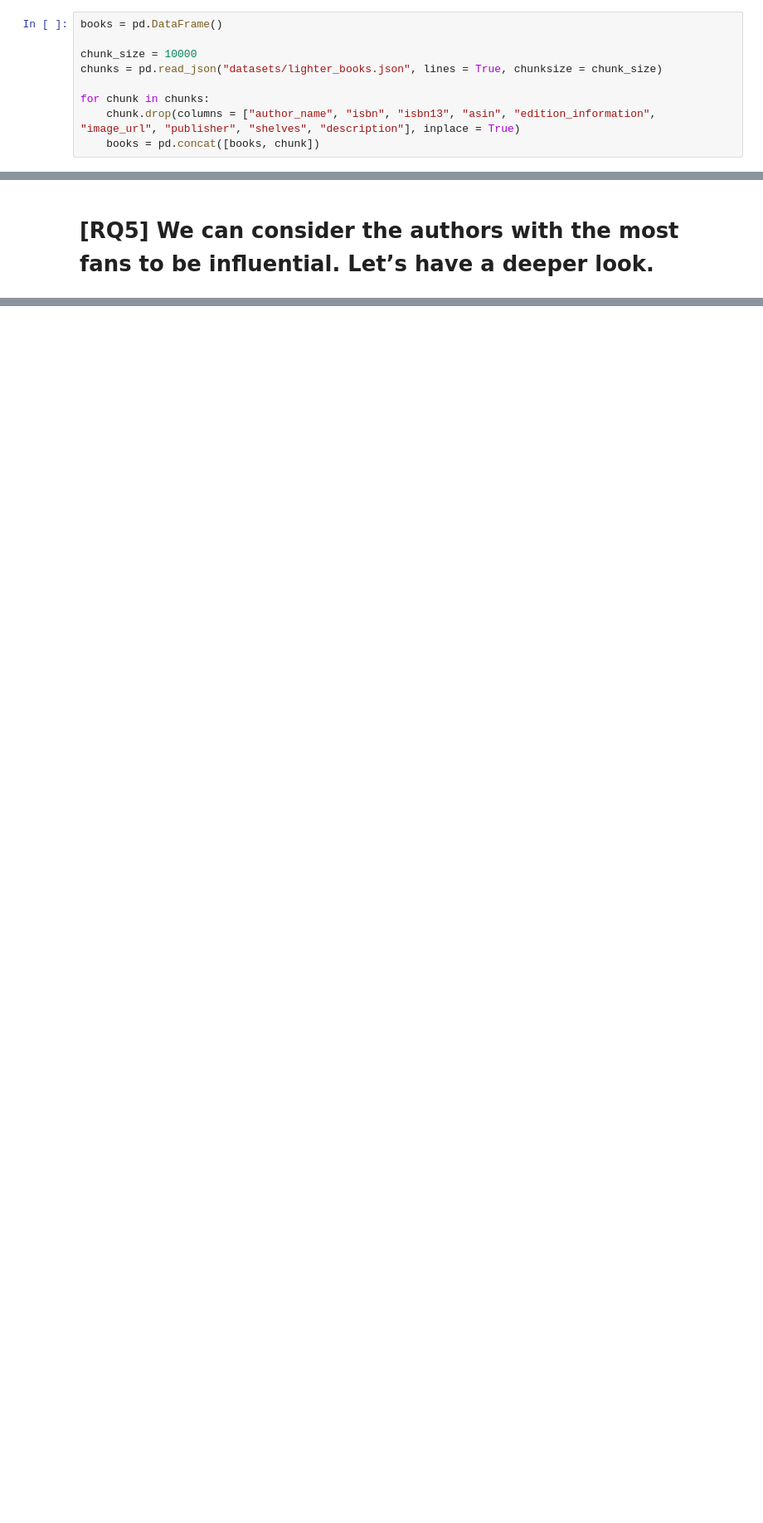
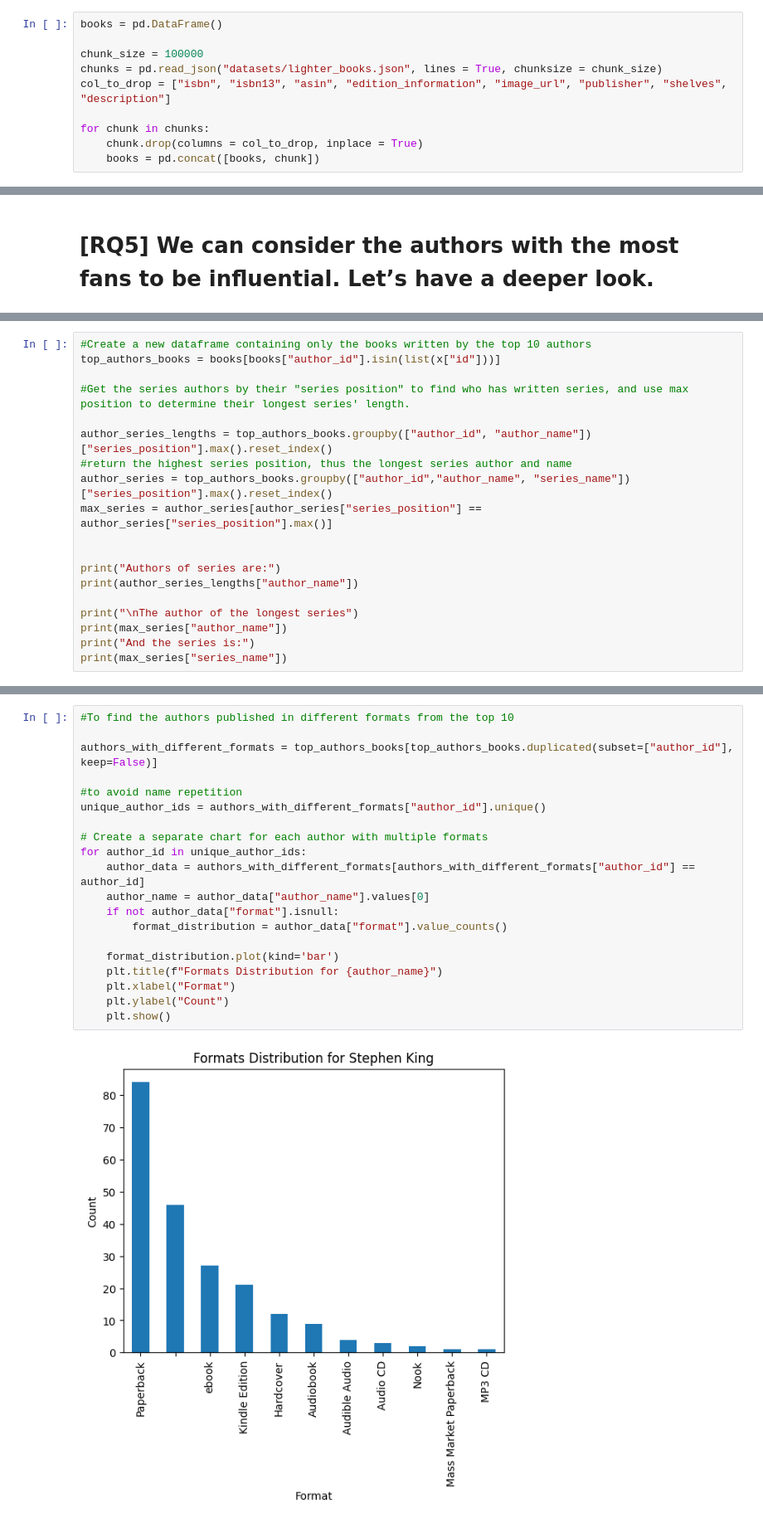
Before and after one commit to LorenzoPannacci/ADM-HW2, a Jupyter notebook: main.ipynb, the cells around one changed output, grey strips where cells are left out. Shown at 83% size. Cells and saved outputs as stored; diff of their text form; blank space fills up the shorter version.

```diff
--- a/main.ipynb
+++ b/main.ipynb
@@ -167,11 +168,12 @@ Now we try to load the whole books dataset, chunk by chunk, and removing the use
 # %%
 books = pd.DataFrame()
 
-chunk_size = 10000
+chunk_size = 100000
 chunks = pd.read_json("datasets/lighter_books.json", lines = True, chunksize = chunk_size)
+col_to_drop = ["isbn", "isbn13", "asin", "edition_information", "image_url", "publisher", "shelves", "description"]
 
 for chunk in chunks:
-    chunk.drop(columns = ["author_name", "isbn", "isbn13", "asin", "edition_information", "image_url", "publisher", "shelves", "description"], inplace = True)
+    chunk.drop(columns = col_to_drop, inplace = True)
     books = pd.concat([books, chunk])
 # %%
 # check some infos about each column
@@ -299,0 +335,19 @@ TROVATO
+# %%
+#Create a new dataframe containing only the books written by the top 10 authors
+top_authors_books = books[books["author_id"].isin(list(x["id"]))]
+
+#Get the series authors by their "series position" to find who has written series, and use max position to determine their longest series' length.
+
+author_series_lengths = top_authors_books.groupby(["author_id", "author_name"])["series_position"].max().reset_index()
+#return the highest series position, thus the longest series author and name
+author_series = top_authors_books.groupby(["author_id","author_name", "series_name"])["series_position"].max().reset_index()
+max_series = author_series[author_series["series_position"] == author_series["series_position"].max()]
+
+
+print("Authors of series are:")
+print(author_series_lengths["author_name"])
+
+print("\nThe author of the longest series")
+print(max_series["author_name"])
+print("And the series is:")
+print(max_series["series_name"])
@@ -299,0 +376,22 @@ TROVATO
+# %%
+#To find the authors published in different formats from the top 10
+
+authors_with_different_formats = top_authors_books[top_authors_books.duplicated(subset=["author_id"], keep=False)]
+
+#to avoid name repetition
+unique_author_ids = authors_with_different_formats["author_id"].unique()
+
+# Create a separate chart for each author with multiple formats
+for author_id in unique_author_ids:
+    author_data = authors_with_different_formats[authors_with_different_formats["author_id"] == author_id]
+    author_name = author_data["author_name"].values[0]
+    if not author_data["format"].isnull:
+        format_distribution = author_data["format"].value_counts()
+
+    format_distribution.plot(kind='bar')
+    plt.title(f"Formats Distribution for {author_name}")
+    plt.xlabel("Format")
+    plt.ylabel("Count")
+    plt.show()
+# %% [output]
+[figure, added]
```
Also changed, not shown: parts of 23 cells of this notebook.
